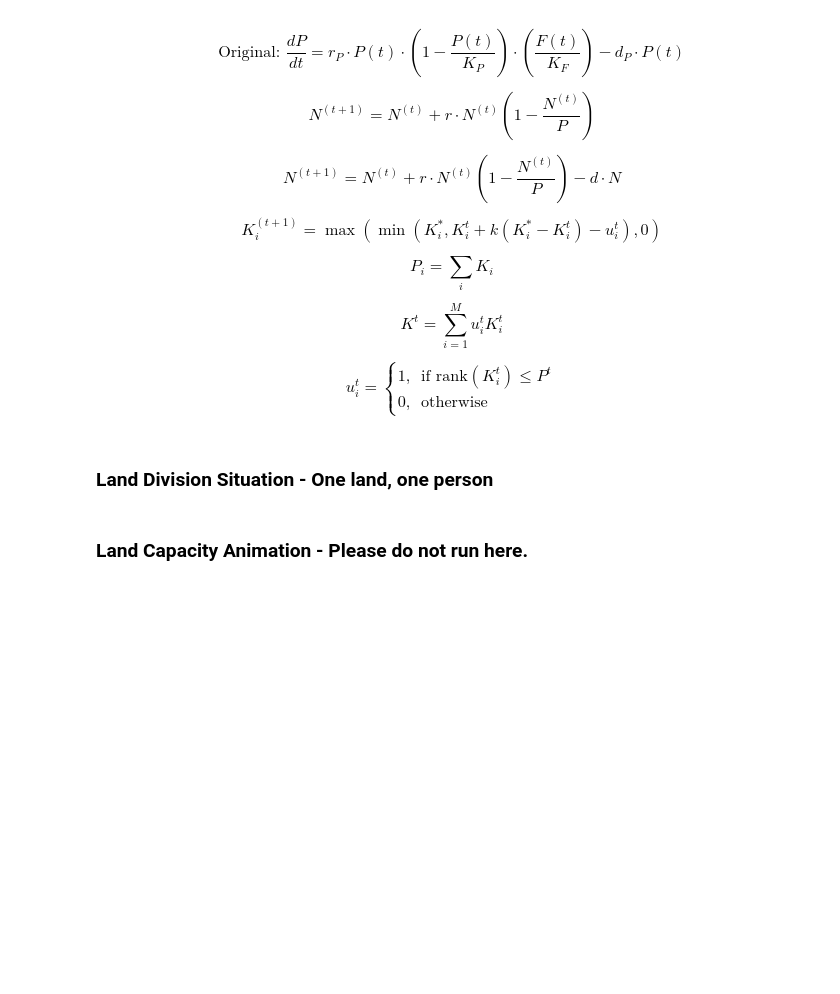
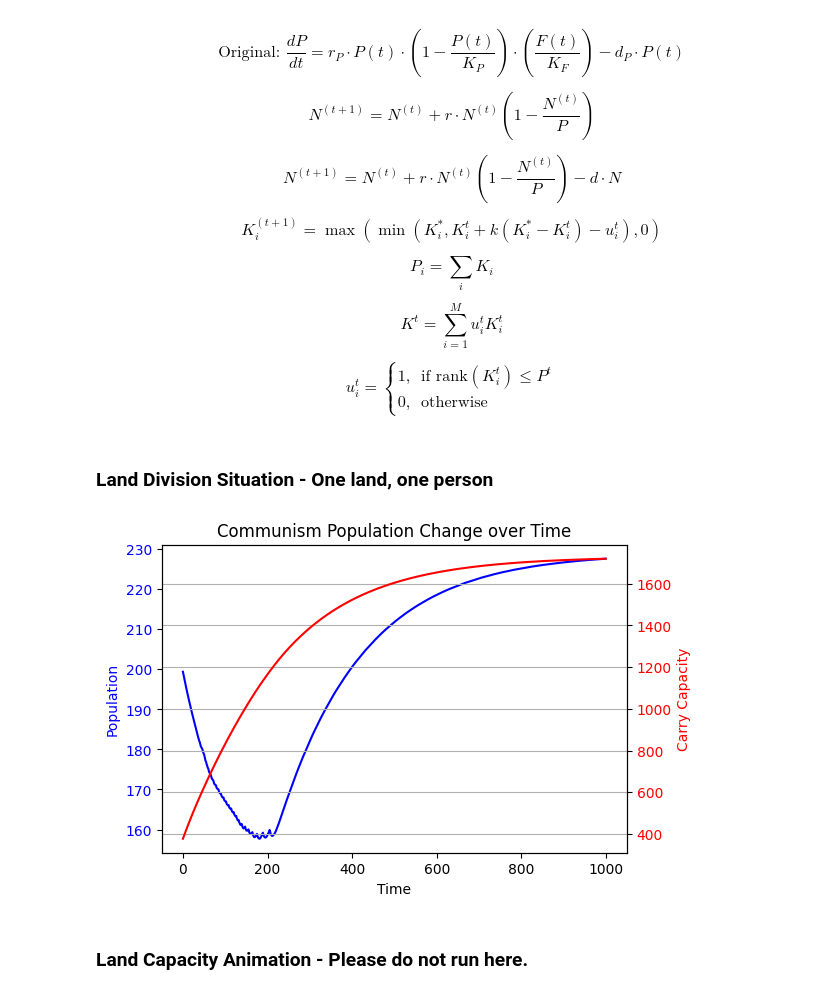
Before and after one commit to yutongliang723/Agent-Based-Model-CSH, a Jupyter notebook: Agent-Based Model - Week 2 - Yutong.ipynb, the cells around one changed output. Drawn from its saved outputs; the diff is of its cells as text; code cells hidden in the pictures; blank space fills up the shorter version.

```diff
--- a/Agent-Based Model - Week 2 - Yutong.ipynb
+++ b/Agent-Based Model - Week 2 - Yutong.ipynb
@@ -140,34 +140,36 @@ def plot_commuism_simulation_population2(r, k, a, d, initial_population, simulat
 
     populations, K, _, _, _, data = communism_simulation_population_original(r, k, d, a, initial_population, simulation_time, max_capacity_one_land)
     time_steps = range(simulation_time)
 
     fig, ax1 = plt.subplots(figsize=(6, 4))
 
     # Plot population on the first y-axis
     ax1.plot(time_steps, populations, color='blue', label='Population')
     ax1.set_xlabel('Time')
     ax1.set_ylabel('Population', color='blue')
     ax1.tick_params(axis='y', labelcolor='blue')
 
     # Create a secondary y-axis and plot carry capacity on it
     ax2 = ax1.twinx()
     ax2.plot(time_steps, K, color='red', label='Carry Capacity')
     ax2.set_ylabel('Carry Capacity', color='red')
     ax2.tick_params(axis='y', labelcolor='red')
 
     plt.grid()
     plt.title('Communism Population Change over Time')
     plt.show()
 
 
-r = 0.0135 # population birth rate
+r = 0.135 # population birth rate
 k = 0.005 # land recovery rate
 a = 0.05 # land deplation rate
 d = 0.003
 simulation_time = 1000 #simulation year
 initial_population = 200
 max_capacity_one_land = 10
 plot_commuism_simulation_population2(r, k, a, d, initial_population, simulation_time, max_capacity_one_land)
+# %% [output]
+[figure, added]
 # %% [markdown]
 ### Land Capacity Animation - Please do not run here.
 # %%
```
Also changed, not shown: parts of 1 cell of this notebook.
